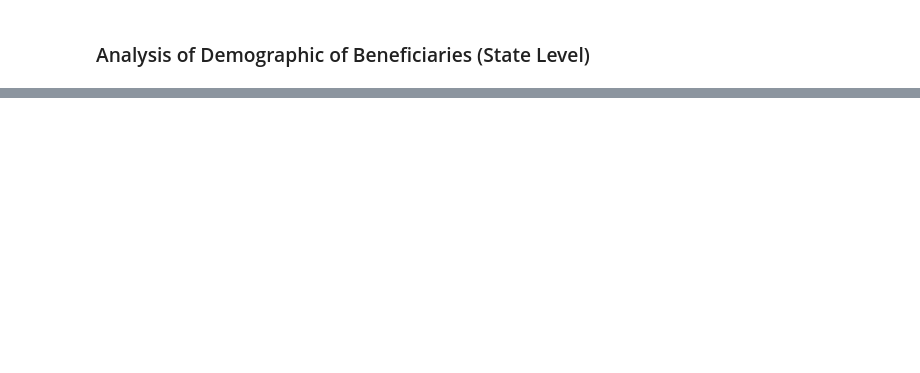
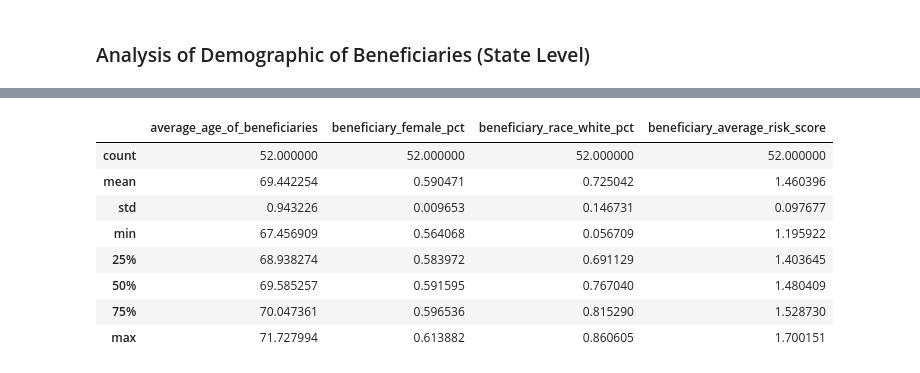
Before and after one commit to iris-anan/Data-Science-Challenges, a Jupyter notebook: Lyra_Health/Lyra Health - Take Home.ipynb, the cells around one changed output, grey strips where cells are left out. Cells and saved outputs as stored; diff of their text form; code cells hidden in the pictures; blank space fills up the shorter version.

```diff
--- a/Lyra_Health/Lyra Health - Take Home.ipynb
+++ b/Lyra_Health/Lyra Health - Take Home.ipynb
@@ -116,13 +144,13 @@ avg_cols = ['average_age_of_beneficiaries', 'beneficiary_average_risk_score']
 for col in avg_cols:
     us_provider[col] = us_provider[col].fillna(us_provider[col].median())
 # %%
-dtypes = us_provider.dtypes
-dtypes_col = dtypes.index
-dtypes_type = [i.name for i in dtypes.values]
-column_types = dict(zip(dtypes_col, dtypes_type))
-column_types = {key:'category' if value == 'object' else value for key, value in column_types.items()}
+#dtypes = us_provider.dtypes
+#dtypes_col = dtypes.index
+#dtypes_type = [i.name for i in dtypes.values]
+#column_types = dict(zip(dtypes_col, dtypes_type))
+#column_types = {key:'category' if value == 'object' else value for key, value in column_types.items()}
 
-us_provider = us_provider.astype(column_types)
+#us_provider = us_provider.astype(column_types)
 us_provider.info()
 # %% [output]
 <class 'pandas.core.frame.DataFrame'>
@@ -270,20 +636,0 @@ display(m)
-# %%
-# Create Leaflet map
-from folium.plugins import MarkerCluster
-
-m = folium.Map([43, -100], zoom_start=4)
-x = final_state.set_index('state')['nppes_provider_gender']
-colormap = {'F': 'pink', 'M': 'blue'}
-
-folium.GeoJson(
-    us_states,
-    name='provider_gender',
-    style_function=lambda feature: {
-        'fillColor': colormap(x[feature['id']]),
-        'color': 'black',
-        'weight': 1,
-        'dashArray': '5, 5',
-        'fillOpacity': 0.9,}
-).add_to(m)
-
-display(m)
@@ -466,0 +665,12 @@ for each in df_con.iterrows():
+# %%
+final_state[['average_age_of_beneficiaries', 'beneficiary_female_pct', 'beneficiary_race_white_pct','beneficiary_average_risk_score']].describe()
+# %% [output]
+|  | average_age_of_beneficiaries | beneficiary_female_pct | beneficiary_race_white_pct | beneficiary_average_risk_score |
+| count | 52.000000 | 52.000000 | 52.000000 | 52.000000 |
+| mean | 69.442254 | 0.590471 | 0.725042 | 1.460396 |
+| std | 0.943226 | 0.009653 | 0.146731 | 0.097677 |
+| min | 67.456909 | 0.564068 | 0.056709 | 1.195922 |
+| 25% | 68.938274 | 0.583972 | 0.691129 | 1.403645 |
+| 50% | 69.585257 | 0.591595 | 0.767040 | 1.480409 |
+| 75% | 70.047361 | 0.596536 | 0.815290 | 1.528730 |
+| max | 71.727994 | 0.613882 | 0.860605 | 1.700151 |
```
Also changed, not shown: parts of 55 cells of this notebook.
